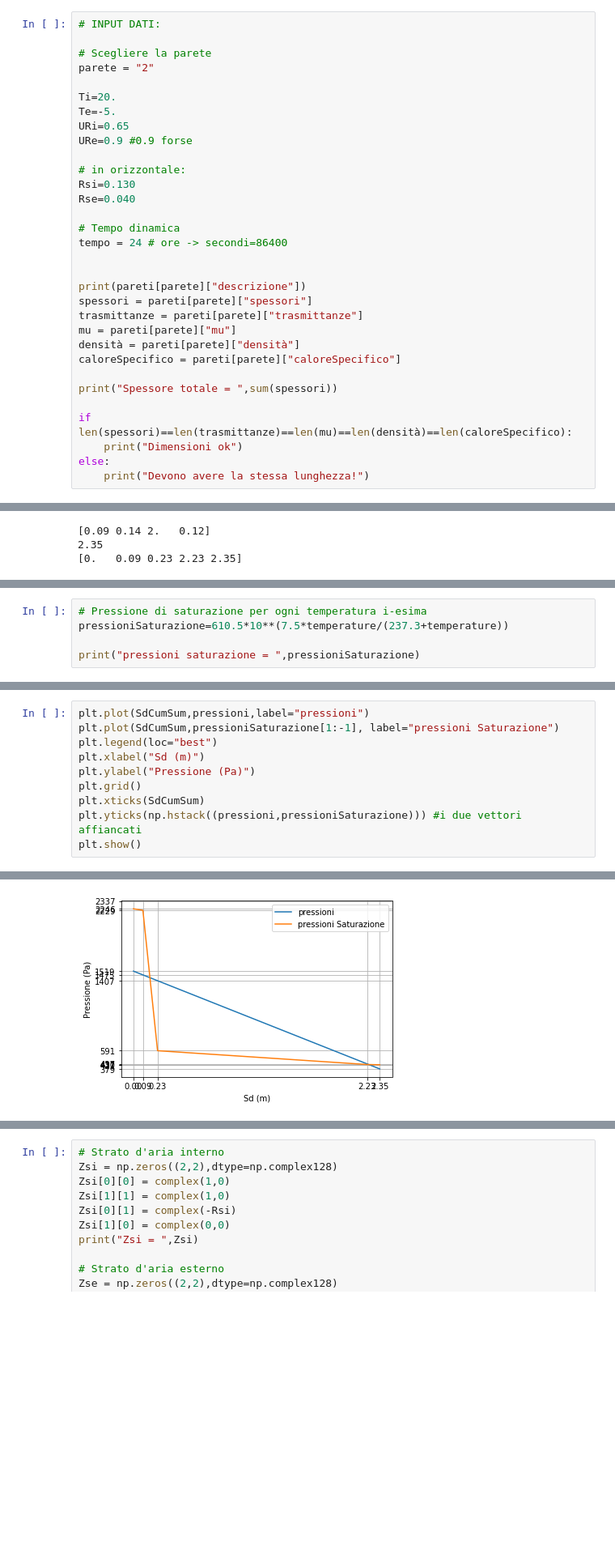
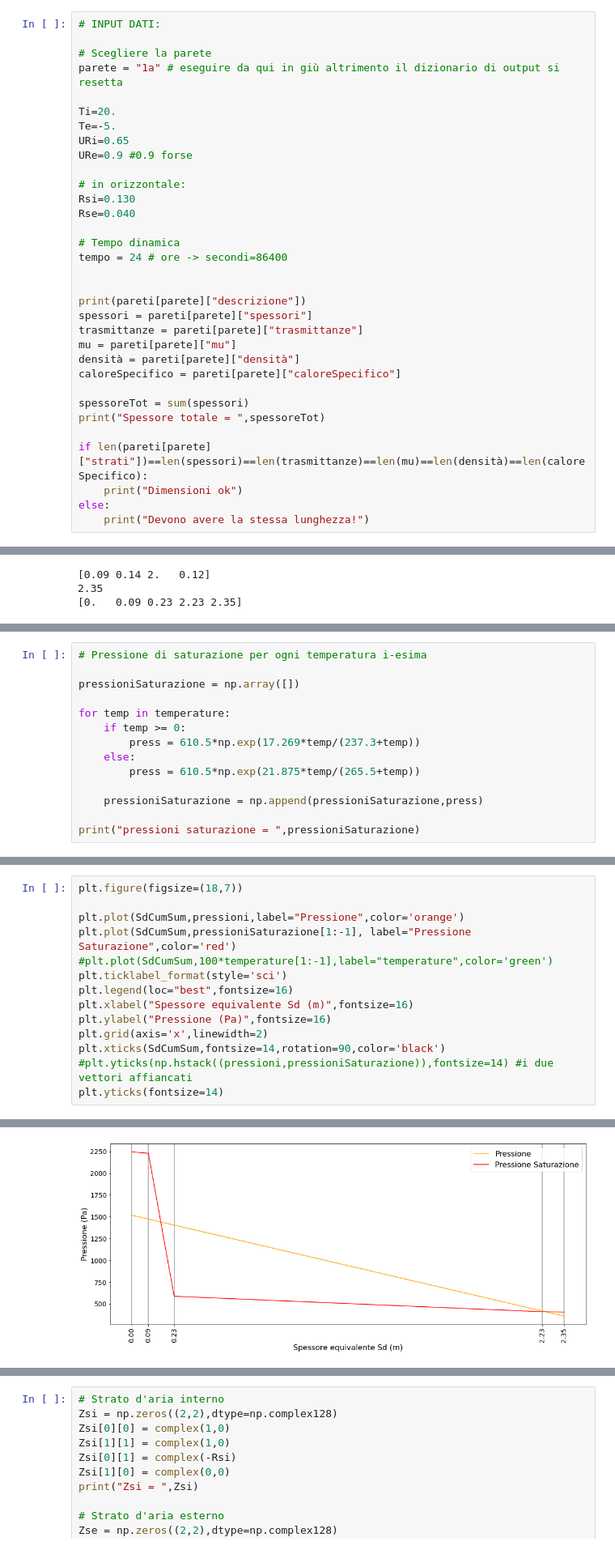
Before and after one commit to sononicola/Static-and-Dynamic-thermal-characterics-of-buildings-components, a Jupyter notebook: ThermBuildings.ipynb, the cells around one changed output, grey strips where cells are left out. Shown: that part at 81% size. Saved outputs shown, nothing was run; the diff lists cells and outputs as text; blank space fills up the shorter version.

```diff
--- a/ThermBuildings.ipynb
+++ b/ThermBuildings.ipynb
@@ -66,7 +78,7 @@ pareti = {
 # INPUT DATI:
 
 # Scegliere la parete
-parete = "2"
+parete = "1a" # eseguire da qui in giù altrimento il dizionario di output si resetta
 
 Ti=20.
 Te=-5.
@@ -88,9 +100,10 @@ mu = pareti[parete]["mu"]
 densità = pareti[parete]["densità"]
 caloreSpecifico = pareti[parete]["caloreSpecifico"]
 
-print("Spessore totale = ",sum(spessori))
+spessoreTot = sum(spessori)
+print("Spessore totale = ",spessoreTot)
 
-if len(spessori)==len(trasmittanze)==len(mu)==len(densità)==len(caloreSpecifico):
+if len(pareti[parete]["strati"])==len(spessori)==len(trasmittanze)==len(mu)==len(densità)==len(caloreSpecifico):
     print("Dimensioni ok")
 else:
     print("Devono avere la stessa lunghezza!")
@@ -148,7 +161,16 @@ Temperature superficiali =  [20.         19.36039132 19.23738966 -0.44287731 -4.
  -5.        ]
 # %%
 # Pressione di saturazione per ogni temperatura i-esima
-pressioniSaturazione=610.5*10**(7.5*temperature/(237.3+temperature))
+
+pressioniSaturazione = np.array([])
+
+for temp in temperature:
+    if temp >= 0:
+        press = 610.5*np.exp(17.269*temp/(237.3+temp))
+    else:
+        press = 610.5*np.exp(21.875*temp/(265.5+temp))
+
+    pressioniSaturazione = np.append(pressioniSaturazione,press)
 
 print("pressioni saturazione = ",pressioniSaturazione)
 # %% [output]
@@ -220,11 +264,15 @@ pSat= [2246.08000015 2228.95068222  591.10156509  429.97243875  427.30865375]
 # %%
-plt.plot(SdCumSum,pressioni,label="pressioni")
-plt.plot(SdCumSum,pressioniSaturazione[1:-1], label="pressioni Saturazione")
-plt.legend(loc="best")
-plt.xlabel("Sd (m)")
-plt.ylabel("Pressione (Pa)")
-plt.grid()
-plt.xticks(SdCumSum)
-plt.yticks(np.hstack((pressioni,pressioniSaturazione))) #i due vettori affiancati
-plt.show()
+plt.figure(figsize=(18,7))
+
+plt.plot(SdCumSum,pressioni,label="Pressione",color='orange')
+plt.plot(SdCumSum,pressioniSaturazione[1:-1], label="Pressione Saturazione",color='red')
+#plt.plot(SdCumSum,100*temperature[1:-1],label="temperature",color='green')
+plt.ticklabel_format(style='sci')
+plt.legend(loc="best",fontsize=16)
+plt.xlabel("Spessore equivalente Sd (m)",fontsize=16)
+plt.ylabel("Pressione (Pa)",fontsize=16)
+plt.grid(axis='x',linewidth=2)
+plt.xticks(SdCumSum,fontsize=14,rotation=90,color='black')
+#plt.yticks(np.hstack((pressioni,pressioniSaturazione)),fontsize=14) #i due vettori affiancati
+plt.yticks(fontsize=14)
 # %% [output]
@@ -231,4 +291,4 @@ plt.show()
-[figure, old version]
+[figure, new version]
 # %%
 np.hstack((pressioni,pressioniSaturazione))
 # %% [output]
```
Also changed, not shown: parts of 37 cells of this notebook.
